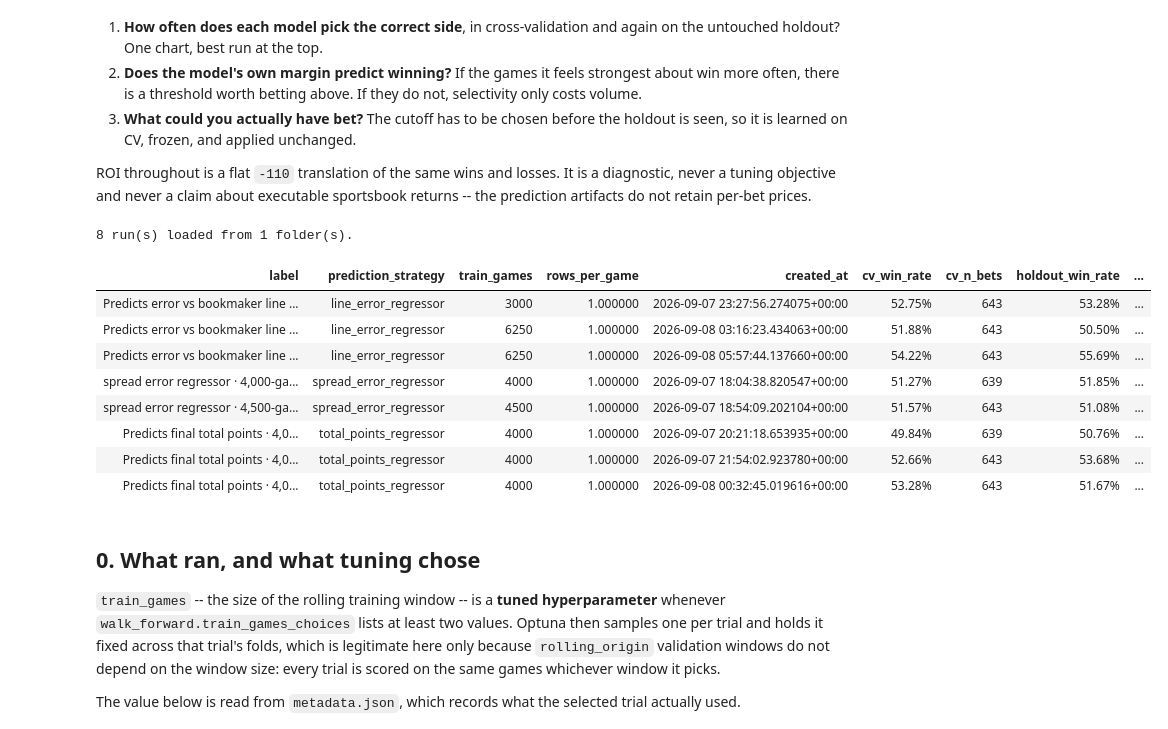
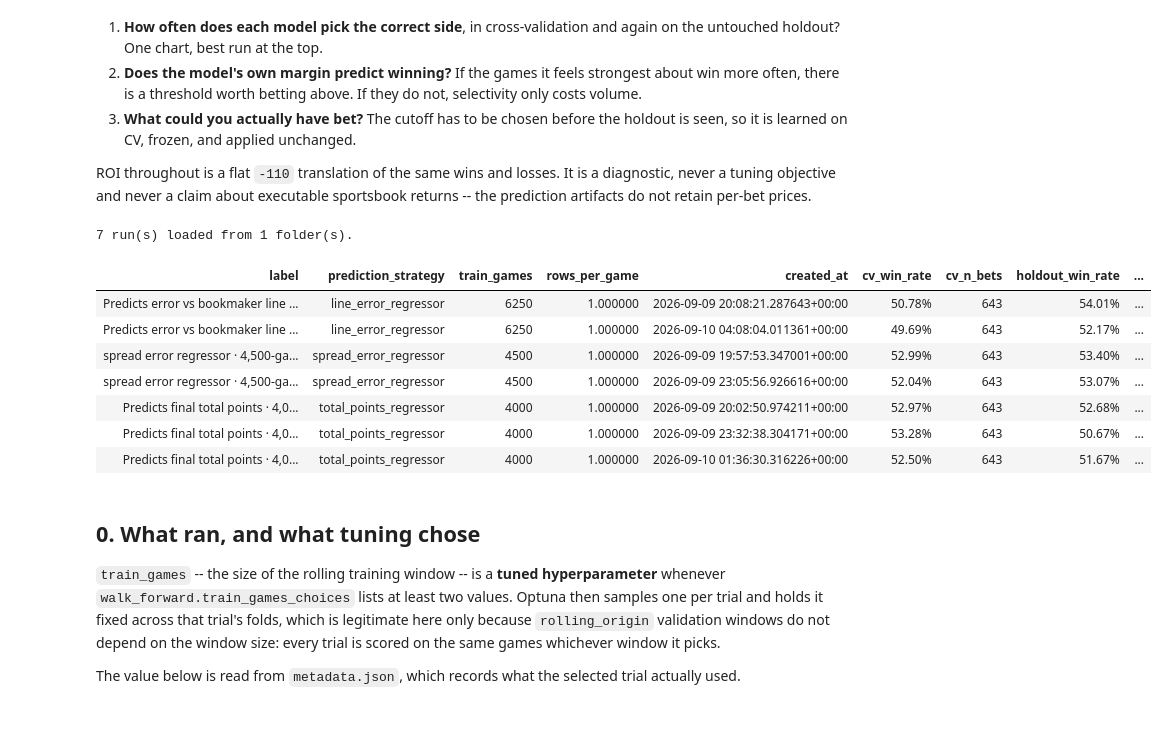
Before and after one commit to aalvarezvarela/Scorecast, a Jupyter notebook: experiments/notebooks/survey_experiments.ipynb, the cells around one changed output. Drawn from its saved outputs; the diff is of its cells as text; code cells hidden in the pictures.

```diff
--- a/experiments/notebooks/survey_experiments.ipynb
+++ b/experiments/notebooks/survey_experiments.ipynb
@@ -48,7 +48,7 @@ SOURCES: list[str] = ['experiments/target_total_points_2026_08', 'experiments/ta
 ]
 SOURCES: list[str] =[ 'experiments/grid_line_error_2026_08', 'experiments/grid_total_points_2026_08']
 SOURCES = ['experiments/extended_history_cv_2026_09']
-SOURCES = ['experiments/fixed50_optuna_2026_09']
+SOURCES = [ 'experiments/fixed50_optuna_2_3_2026_09']
 ARTIFACTS_ROOT = 'artifacts/experiments'
 ONLY_STRATEGIES: list[str] | None = None
 ONLY_COMPARISON_GROUP: str | None = None
@@ -101,42 +101,41 @@ predictions = loaders.load_prediction_cache(runs)
 # Scored here so the inventory already answers "how often did it pick the right
 # side?", and reused by section 1 rather than scoring every prediction twice.
 scoreboard = coverage.build_scoreboard(runs, predictions)
 # n_seeds / seed_roi_range come from seed_stability.csv and are 1 / NaN on a
 # single-seed run. They belong next to the win rates: seed_roi_range is the
 # spread of ONE config's own ROI across seeds, so any between-run gap smaller
 # than it is not a result. A run with no extra seeds simply has no error bar.
 inventory = runs[[
     'label', 'prediction_strategy', 'train_games', 'rows_per_game', 'created_at',
 
 ]].merge(
     scoreboard[[
         'label', 'cv_win_rate', 'cv_n_bets', 'holdout_win_rate', 'holdout_n_bets',
     ]],
     on='label', how='left',
 )
 
 print(f"{len(runs)} run(s) loaded from {runs['source_path'].nunique()} folder(s).")
 display(
     inventory.style.format({
         'cv_win_rate': '{:.2%}',
         'holdout_win_rate': '{:.2%}',
         'cv_n_bets': '{:,.0f}',
         'holdout_n_bets': '{:,.0f}',
         'n_seeds': '{:.0f}',
         'seed_roi_range': '{:.2%}',
     }, na_rep='—').hide(axis='index')
 )
 # %% [output]
-8 run(s) loaded from 1 folder(s).
+7 run(s) loaded from 1 folder(s).
 | label | prediction_strategy | train_games | rows_per_game | created_at | cv_win_rate | cv_n_bets | holdout_win_rate | ... |
-| Predicts error vs bookmaker line ... | line_error_regressor | 3000 | 1.000000 | 2026-09-07 23:27:56.274075+00:00 | 52.75% | 643 | 53.28% | ... |
-| Predicts error vs bookmaker line ... | line_error_regressor | 6250 | 1.000000 | 2026-09-08 03:16:23.434063+00:00 | 51.88% | 643 | 50.50% | ... |
-| Predicts error vs bookmaker line ... | line_error_regressor | 6250 | 1.000000 | 2026-09-08 05:57:44.137660+00:00 | 54.22% | 643 | 55.69% | ... |
-| spread error regressor · 4,000-ga... | spread_error_regressor | 4000 | 1.000000 | 2026-09-07 18:04:38.820547+00:00 | 51.27% | 639 | 51.85% | ... |
-| spread error regressor · 4,500-ga... | spread_error_regressor | 4500 | 1.000000 | 2026-09-07 18:54:09.202104+00:00 | 51.57% | 643 | 51.08% | ... |
-| Predicts final total points · 4,0... | total_points_regressor | 4000 | 1.000000 | 2026-09-07 20:21:18.653935+00:00 | 49.84% | 639 | 50.76% | ... |
-| Predicts final total points · 4,0... | total_points_regressor | 4000 | 1.000000 | 2026-09-07 21:54:02.923780+00:00 | 52.66% | 643 | 53.68% | ... |
-| Predicts final total points · 4,0... | total_points_regressor | 4000 | 1.000000 | 2026-09-08 00:32:45.019616+00:00 | 53.28% | 643 | 51.67% | ... |
+| Predicts error vs bookmaker line ... | line_error_regressor | 6250 | 1.000000 | 2026-09-09 20:08:21.287643+00:00 | 50.78% | 643 | 54.01% | ... |
+| Predicts error vs bookmaker line ... | line_error_regressor | 6250 | 1.000000 | 2026-09-10 04:08:04.011361+00:00 | 49.69% | 643 | 52.17% | ... |
+| spread error regressor · 4,500-ga... | spread_error_regressor | 4500 | 1.000000 | 2026-09-09 19:57:53.347001+00:00 | 52.99% | 643 | 53.40% | ... |
+| spread error regressor · 4,500-ga... | spread_error_regressor | 4500 | 1.000000 | 2026-09-09 23:05:56.926616+00:00 | 52.04% | 643 | 53.07% | ... |
+| Predicts final total points · 4,0... | total_points_regressor | 4000 | 1.000000 | 2026-09-09 20:02:50.974211+00:00 | 52.97% | 643 | 52.68% | ... |
+| Predicts final total points · 4,0... | total_points_regressor | 4000 | 1.000000 | 2026-09-09 23:32:38.304171+00:00 | 53.28% | 643 | 50.67% | ... |
+| Predicts final total points · 4,0... | total_points_regressor | 4000 | 1.000000 | 2026-09-10 01:36:30.316226+00:00 | 52.50% | 643 | 51.67% | ... |
 # %% [markdown]
 ## 0. What ran, and what tuning chose
 
```
Also changed, not shown: parts of 12 cells of this notebook, 21 other files.
